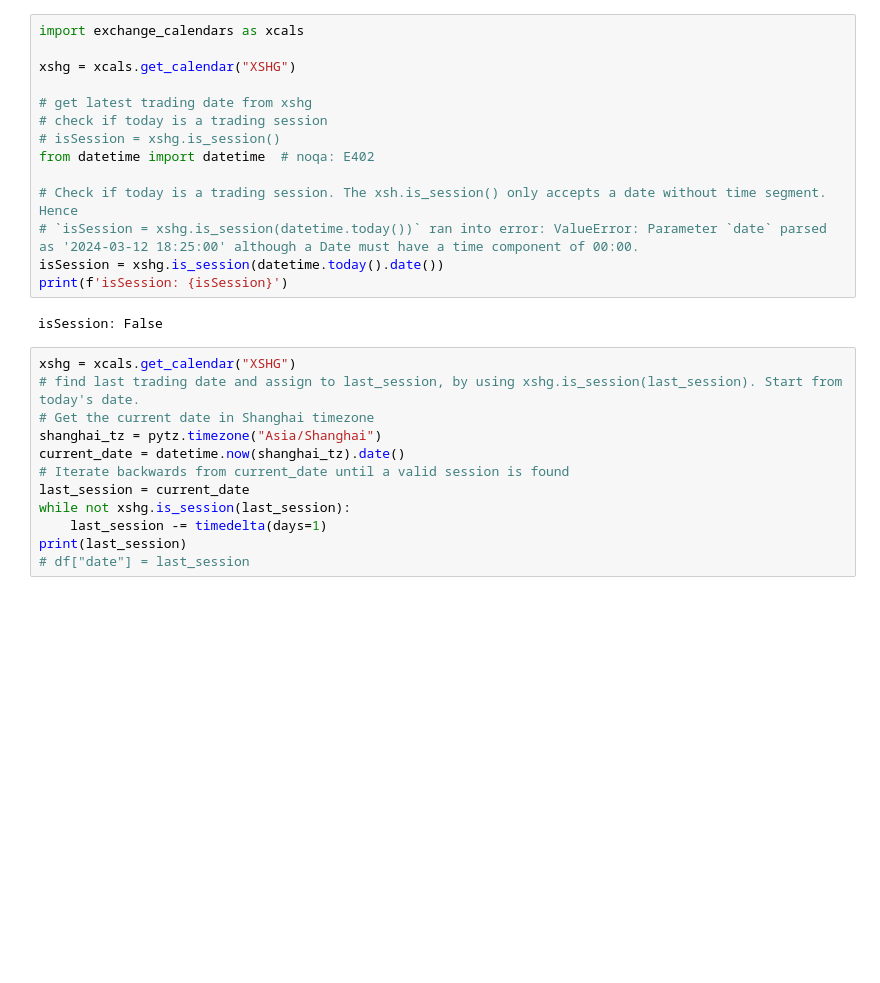
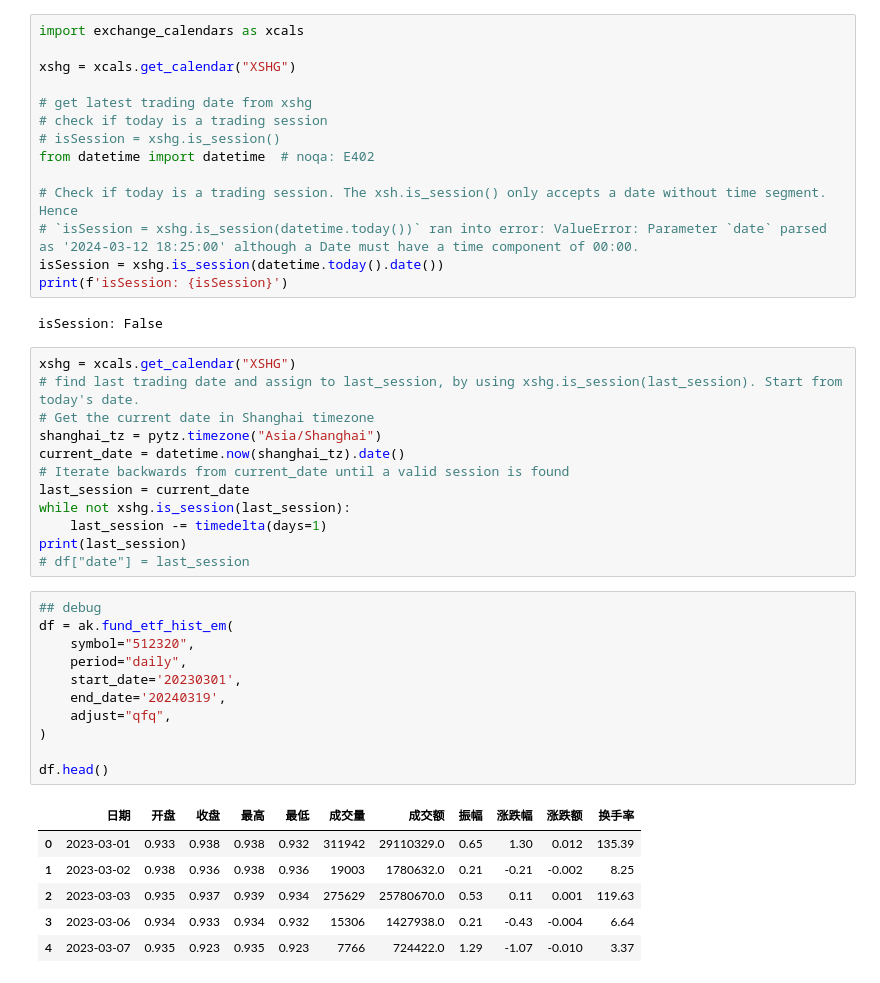
Before and after one commit to agux/marten, a Jupyter notebook: notebooks/1.0-initial-data-exploration.ipynb, the cells around one changed output. Cells and saved outputs as stored; diff of their text form; blank space fills up the shorter version.

```diff
--- a/notebooks/1.0-initial-data-exploration.ipynb
+++ b/notebooks/1.0-initial-data-exploration.ipynb
@@ -227,3 +235,21 @@ while not xshg.is_session(last_session):
     last_session -= timedelta(days=1)
 print(last_session)
 # df["date"] = last_session
+# %%
+## debug
+df = ak.fund_etf_hist_em(
+    symbol="512320",
+    period="daily",
+    start_date='20230301',
+    end_date='20240319',
+    adjust="qfq",
+)
+
+df.head()
+# %% [output]
+|  | 日期 | 开盘 | 收盘 | 最高 | 最低 | 成交量 | 成交额 | 振幅 | 涨跌幅 | 涨跌额 | 换手率 |
+| 0 | 2023-03-01 | 0.933 | 0.938 | 0.938 | 0.932 | 311942 | 29110329.0 | 0.65 | 1.30 | 0.012 | 135.39 |
+| 1 | 2023-03-02 | 0.938 | 0.936 | 0.938 | 0.936 | 19003 | 1780632.0 | 0.21 | -0.21 | -0.002 | 8.25 |
+| 2 | 2023-03-03 | 0.935 | 0.937 | 0.939 | 0.934 | 275629 | 25780670.0 | 0.53 | 0.11 | 0.001 | 119.63 |
+| 3 | 2023-03-06 | 0.934 | 0.933 | 0.934 | 0.932 | 15306 | 1427938.0 | 0.21 | -0.43 | -0.004 | 6.64 |
+| 4 | 2023-03-07 | 0.935 | 0.923 | 0.935 | 0.923 | 7766 | 724422.0 | 1.29 | -1.07 | -0.010 | 3.37 |
```
Also changed, not shown: parts of 5 cells of this notebook, 2 other files.
